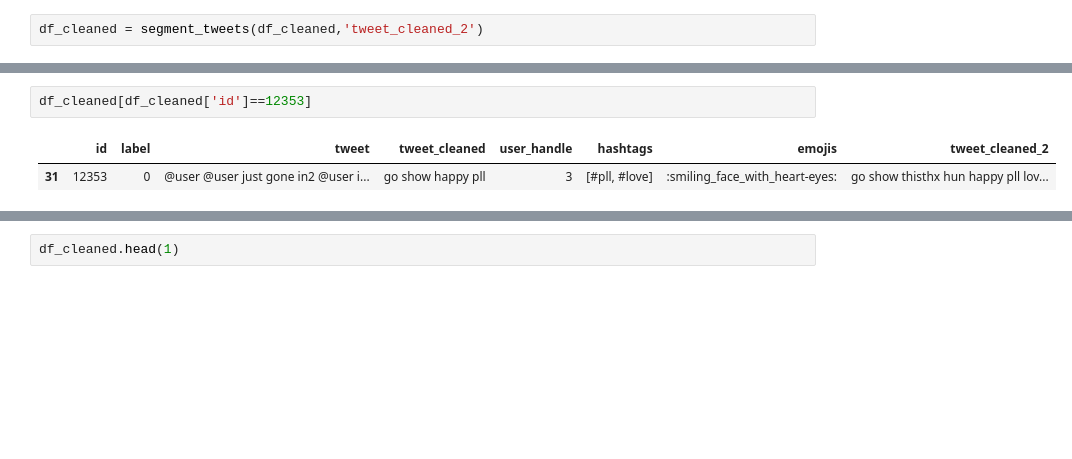
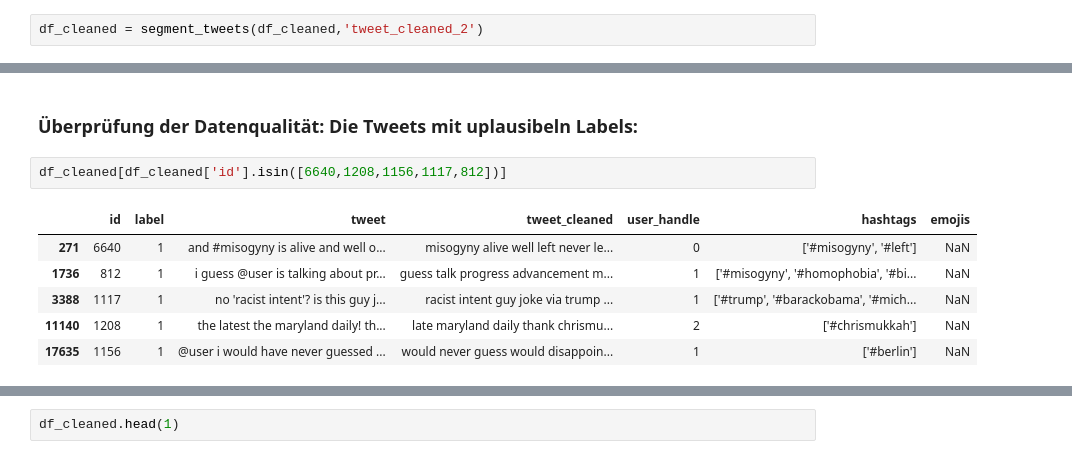
Before and after one commit to netGed/WebScience24, a Jupyter notebook: src/1. Explorative Analysis & Preprocessing/nasiba/notebooks/1_2_explore_data.ipynb, the cells around one changed output, grey strips where cells are left out. Cells and saved outputs as stored; diff of their text form; blank space fills up the shorter version.

```diff
--- a/src/1. Explorative Analysis & Preprocessing/nasiba/notebooks/1_2_explore_data.ipynb
+++ b/src/1. Explorative Analysis & Preprocessing/nasiba/notebooks/1_2_explore_data.ipynb
@@ -731,5 +730,11 @@ df_cleaned_check.head(50)
+# %% [markdown]
+### Überprüfung der Datenqualität: Die Tweets mit uplausibeln Labels:
 # %%
-df_cleaned[df_cleaned['id']==12353]
+df_cleaned[df_cleaned['id'].isin([6640,1208,1156,1117,812])]
 # %% [output]
-|  | id | label | tweet | tweet_cleaned | user_handle | hashtags | emojis | tweet_cleaned_2 |
-| 31 | 12353 | 0 | @user @user just gone in2 @user i... | go show happy pll | 3 | [#pll, #love] | :smiling_face_with_heart-eyes: | go show thisthx hun happy pll lov... |
+|  | id | label | tweet | tweet_cleaned | user_handle | hashtags | emojis |
+| 271 | 6640 | 1 | and #misogyny is alive and well o... | misogyny alive well left never le... | 0 | ['#misogyny', '#left'] | NaN |
+| 1736 | 812 | 1 | i guess @user is talking about pr... | guess talk progress advancement m... | 1 | ['#misogyny', '#homophobia', '#bi... | NaN |
+| 3388 | 1117 | 1 | no 'racist intent'? is this guy j... | racist intent guy joke via trump ... | 1 | ['#trump', '#barackobama', '#mich... | NaN |
+| 11140 | 1208 | 1 | the latest the maryland daily! th... | late maryland daily thank chrismu... | 2 | ['#chrismukkah'] | NaN |
+| 17635 | 1156 | 1 | @user i would have never guessed ... | would never guess would disappoin... | 1 | ['#berlin'] | NaN |
```
Also changed, not shown: parts of 4 cells of this notebook, 1 other file.
